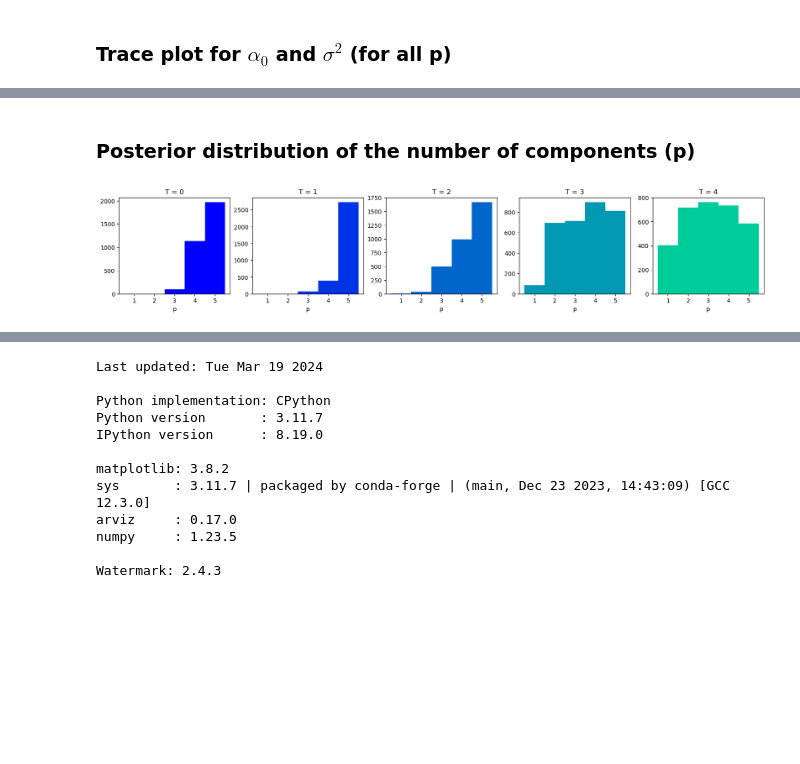
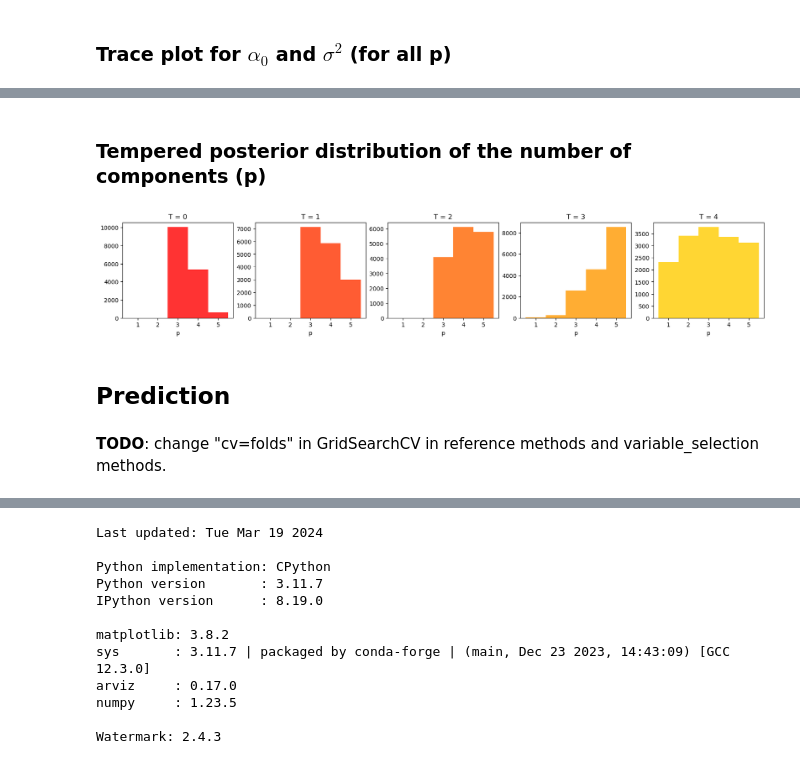
Before and after one commit to antcc/rk-bfr-jump, a Jupyter notebook: linear_regression.ipynb, the cells around one changed output, grey strips where cells are left out. Saved outputs shown, nothing was run; the diff lists cells and outputs as text; code cells hidden in the pictures; blank space fills up the shorter version.

Commit message:
Finish prediction methods

```diff
--- a/linear_regression.ipynb
+++ b/linear_regression.ipynb
@@ -64,7 +59,7 @@ sigma2 = 0.5
 
 # define dataset parameters
 ngrid = 100
-n_train, n_test = 100, 50
+n_train, n_test = 200, 100
 mean_vector = np.zeros(ngrid)
 kernel_fn = simulation.brownian_kernel
 
@@ -90,6 +85,6 @@ X, X_test = simulation.standardize_predictors(X, X_test, scale=False)
 plot_utils.plot_dataset_regression(
     X,
     Y,
-    n_samples=n_train // 2,
+    n_samples=n_train//4,
 )
 # %% [output]
@@ -944,7 +940,7 @@ def get_full_chain_at_T(sampler, T=0, discard=0, transform_sigma=False, relabel_
     sorted_indices = np.argsort(chain_components[..., idx_order], axis=-1)
     chain_components = np.take_along_axis(chain_components, sorted_indices[..., None], axis=-2)
 
-    # Get indices and fix the sorting
+    # Get indices and change them according to the new order (NaN's go at the end on each branch)
     inds = sampler.get_inds(discard=discard).copy()
     inds_components = np.take_along_axis(inds["components"][:, T, ...], sorted_indices, axis=-1)
     inds_common = inds["common"][:, T, ...]
@@ -1065,7 +1061,7 @@ def plot_trace(
         ax[0, 0].legend(handles=handles, fontsize=9)
 
 
-# 1. Get full chain, with shape (nsteps, nwalkers, nleaves_max, ndim)
+# 1. Get full chain, with shape (nsteps, nwalkers, nleaves_max, ndim) and corresponding indices
 full_chain_components, full_chain_common, inds_components_post, inds_common_post, idx_order = get_full_chain_at_T(
     ensemble, T=0, transform_sigma=TRANSFORM_SIGMA, relabel_strategy=RELABEL_STRATEGY
 )
@@ -1076,6 +1072,10 @@ flat_chain_components = get_flat_chain_components(
 )
 flat_chain_common = full_chain_common.reshape(-1, 2)
 
+# 3. Get values of leaves (number of components) accross the chain
+nleaves_all_T = ensemble.get_nleaves()["components"]
+nleaves = nleaves_all_T[:, 0, :]
+
 COLORS = ["darkgreen", "blue", "orange", "purple"]
 VARS = ["b", "t", "alpha0", "sigma2"]
 
@@ -1161,0 +1172,15 @@ plot_trace(
+# %%
+color = "red"
+axs = az.plot_trace(
+    nleaves.T,
+    combined=True,
+    compact=False,
+    chain_prop={"linestyle": ("solid", "dotted", "dashed", "dashdot")},
+    labeller=MapLabeller({"x": "p"}),
+    trace_kwargs={"color": color, "alpha": 0.2},
+    hist_kwargs={"color": color, "lw": 2, "alpha": 0.5, "histtype": "step", "hatch": "/////"},
+)
+
+if SYNTHETIC_DATA and MODEL_GEN == "RKHS":
+    axs[0, 0].axvline(x=len(component_params), color=color, linestyle="--", alpha=0.5, label="True value")
+    axs[0, 0].legend()
@@ -1162,15 +1189,18 @@ plot_trace(
 # %% [markdown]
-### Posterior distribution of the number of components (p)
+### Tempered posterior distribution of the number of components (p)
 # %%
-nleaves = ensemble.get_nleaves()["components"]
+fig, ax = plt.subplots(1, ntemps, figsize=(4 * ntemps, 3))
+colors = plt.get_cmap("autumn")
 bins = np.arange(1, nleaves_max["components"] + 2) - 0.5
-colors = plt.get_cmap("winter")
 
-fig, ax = plt.subplots(1, ntemps, figsize=(4 * ntemps, 3))
 for temp, ax_t in enumerate(ax):
     color = colors(temp / ntemps)
-    ax_t.set_title("T = " + str(temp))
+    ax_t.set_title(f"T = {temp}")
     ax_t.set_xlabel("p")
-    ax_t.hist(nleaves[:, temp].flatten(), bins=bins, color=color)
+    ax_t.hist(nleaves_all_T[:, temp].flatten(), bins=bins, color=color, alpha=0.8)
 # %% [output]
-[figure, old version]
+[figure, new version]
+# %% [markdown]
+## Prediction
+# %% [markdown]
+**TODO**: change "cv=folds" in GridSearchCV in reference methods and variable_selection methods.
```
Also changed, not shown: parts of 35 cells of this notebook.
